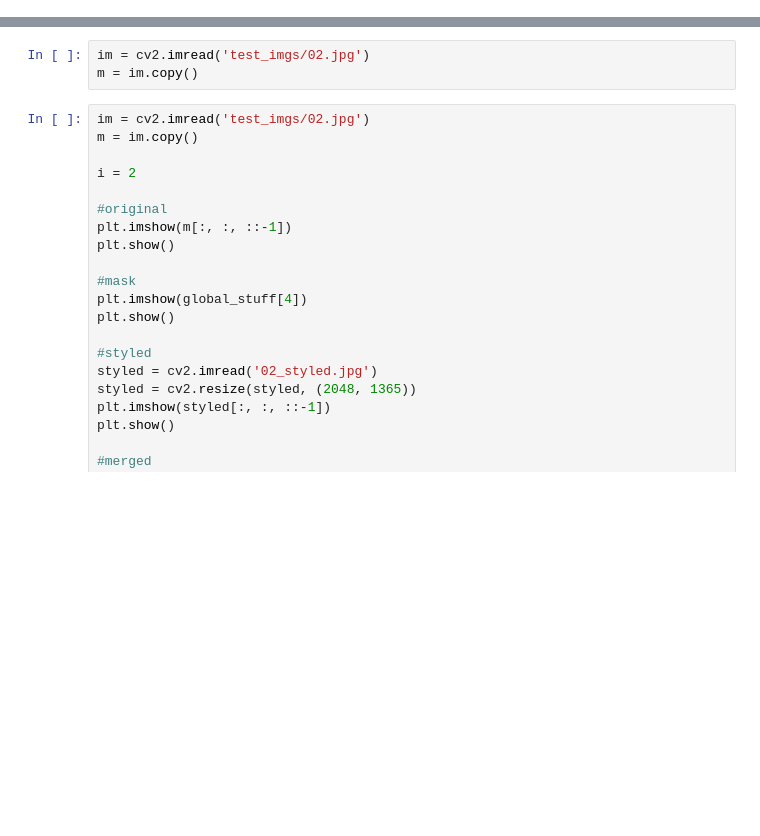
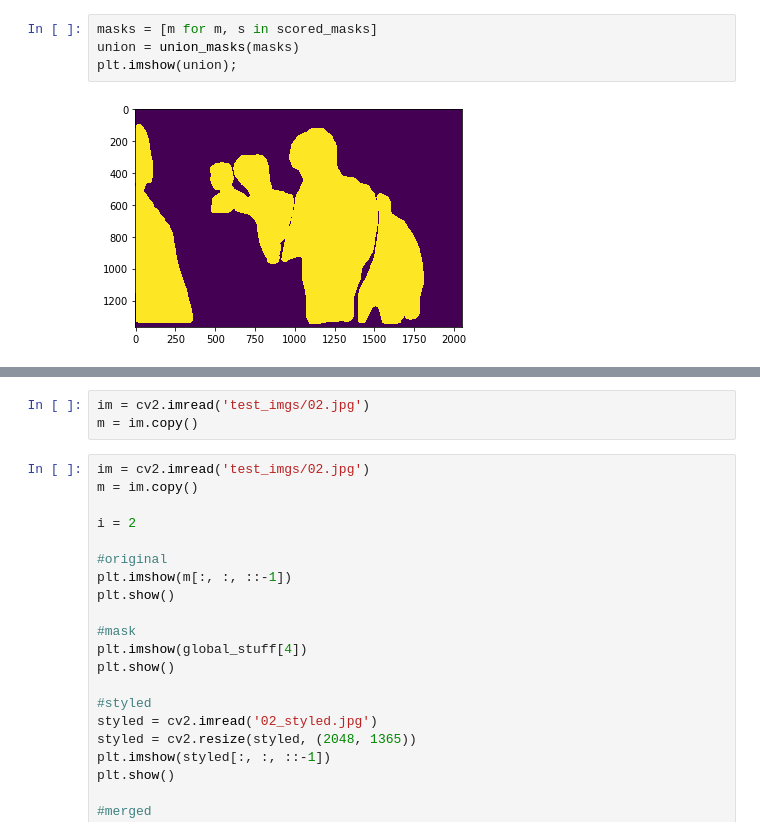
Before and after one commit to ruyimarone/Detectron.pytorch, a Jupyter notebook: SegmentationScratch.ipynb, the cells around one changed output, grey strips where cells are left out. Cells and saved outputs as stored; diff of their text form; blank space fills up the shorter version.

```diff
--- a/SegmentationScratch.ipynb
+++ b/SegmentationScratch.ipynb
@@ -29,0 +48,6 @@ len(global_stuff)
+# %%
+masks = [m for m, s in scored_masks]
+union = union_masks(masks)
+plt.imshow(union);
+# %% [output]
+[figure, added]
```
Also changed, not shown: parts of 12 cells of this notebook, 2 other files.
